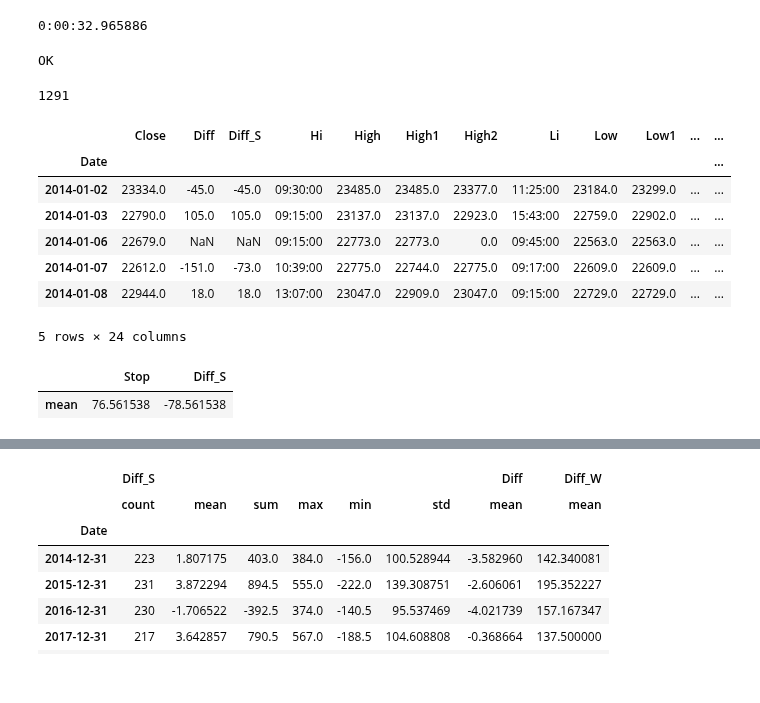
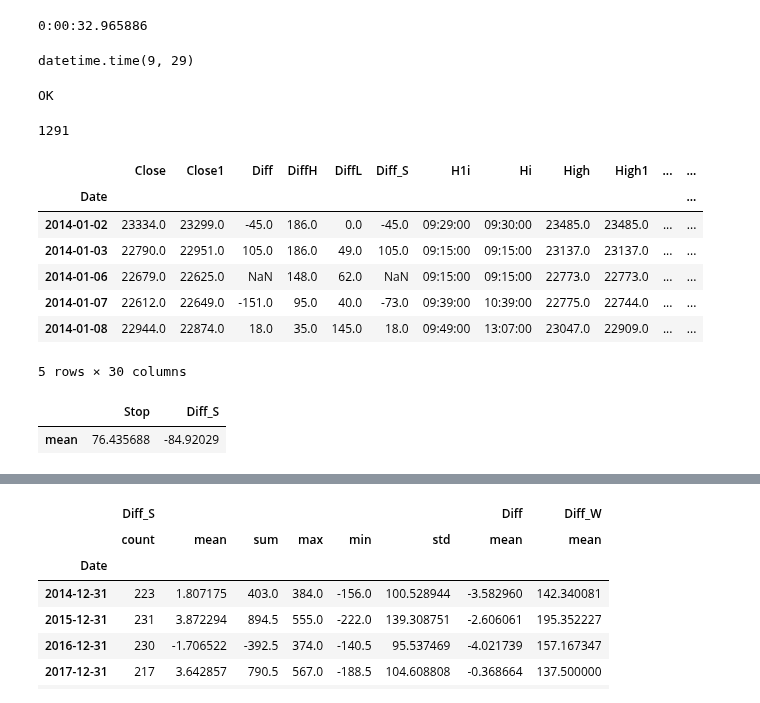
Before and after one commit to che7611/test2, a Jupyter notebook: calcHL.ipynb, the cells around one changed output, grey strips where cells are left out. Cells and saved outputs as stored; diff of their text form; code cells hidden in the pictures.

```diff
--- a/calcHL.ipynb
+++ b/calcHL.ipynb
@@ -30,6 +30,10 @@ print(dt.datetime.now()-dt1)
 # %%
 # df1.to_pickle("pkl/df1.pkl")
 df1=pd.read_pickle("pkl/hsi.pkl")
+# %%
+newDF.iloc[:59]['close'].idxmax().time()
+# %% [output]
+datetime.time(9, 29)
 # %%
 # df2.datetime.apply(lambda x:x.time())
 time1=dt.time(9,15,0)
@@ -59,7 +63,13 @@ def Calc(date1):
     L1=D1[:60]['close'].min()
     res['High1']=H1
     res['Low1']=L1
-
+    res['W1']=H1-L1
+    res['Close1']=D1.iloc[59]['close']
+    res['DiffH']=H1-res['Close1']
+    res['DiffL']=res['Close1']-L1
+    res['H1i']=D1[:60]['close'].idxmax().time()
+    res['L1i']=D1[:60]['close'].idxmin().time()
+    res['PreState']=1 if res['H1i']>res['L1i'] else 0
 
 #state[1:多，3多赚，5多亏，7多止损，2空，4空赚，6空亏，8空止损]
 #     print(H1,L1,H1-L1)
@@ -122,39 +132,39 @@ OK
 # %%
 Data=[]
 dl=newDF.datetime.dt.date.unique()
 for dd in dl:
     Data.append(Calc(dd))
 
 print(len(Data))
 
 F1=pd.DataFrame(Data)
 F1['Date']=pd.to_datetime(F1.Date)
 F1.set_index('Date',inplace=True)
 
 F1['Diff_L']=F1.apply(lambda x:x.Low2-x.Price if x['State']% 2==1 else x.Price-x.High2 ,axis=1)
 F1['Diff_H']=F1.apply(lambda x:x.High2-x.Price if x['State']% 2==0 else x.Price-x.Low2 ,axis=1)
-F1['Diff_W']=F1['High1']-F1['Low1']
+# F1['Diff_W']=F1['High1']-F1['Low1']
 F1['HiH']=F1.Hi.apply(lambda x:x.hour)
 F1['LiH']=F1.Li.apply(lambda x:x.hour)
 F1['HiM']=F1.Hi.apply(lambda x:(x.hour*60+x.minute-540-14)//60)
 F1['LiM']=F1.Li.apply(lambda x:(x.hour*60+x.minute-540-14)//60)
 # F1['Win1']=F1[F1.Diff_S>0]['Diff_S']
 # F1['Lose1']=F1[F1.Diff_S<0]['Diff_S']
 cols=['Diff_S','Diff','Diff_L','Diff_H','Diff_W']
 CalcList=['mean','sum','max','min','count']
 F1.head(5)
 # %% [output]
 1291
-|  | Close | Diff | Diff_S | Hi | High | High1 | High2 | Li | Low | Low1 | ... | ... |
+|  | Close | Close1 | Diff | DiffH | DiffL | Diff_S | H1i | Hi | High | High1 | ... | ... |
 | Date |  |  |  |  |  |  |  |  |  |  |  | ... |
-| 2014-01-02 | 23334.0 | -45.0 | -45.0 | 09:30:00 | 23485.0 | 23485.0 | 23377.0 | 11:25:00 | 23184.0 | 23299.0 | ... | ... |
-| 2014-01-03 | 22790.0 | 105.0 | 105.0 | 09:15:00 | 23137.0 | 23137.0 | 22923.0 | 15:43:00 | 22759.0 | 22902.0 | ... | ... |
-| 2014-01-06 | 22679.0 | NaN | NaN | 09:15:00 | 22773.0 | 22773.0 | 0.0 | 09:45:00 | 22563.0 | 22563.0 | ... | ... |
-| 2014-01-07 | 22612.0 | -151.0 | -73.0 | 10:39:00 | 22775.0 | 22744.0 | 22775.0 | 09:17:00 | 22609.0 | 22609.0 | ... | ... |
-| 2014-01-08 | 22944.0 | 18.0 | 18.0 | 13:07:00 | 23047.0 | 22909.0 | 23047.0 | 09:15:00 | 22729.0 | 22729.0 | ... | ... |
+| 2014-01-02 | 23334.0 | 23299.0 | -45.0 | 186.0 | 0.0 | -45.0 | 09:29:00 | 09:30:00 | 23485.0 | 23485.0 | ... | ... |
+| 2014-01-03 | 22790.0 | 22951.0 | 105.0 | 186.0 | 49.0 | 105.0 | 09:15:00 | 09:15:00 | 23137.0 | 23137.0 | ... | ... |
+| 2014-01-06 | 22679.0 | 22625.0 | NaN | 148.0 | 62.0 | NaN | 09:15:00 | 09:15:00 | 22773.0 | 22773.0 | ... | ... |
+| 2014-01-07 | 22612.0 | 22649.0 | -151.0 | 95.0 | 40.0 | -73.0 | 09:39:00 | 10:39:00 | 22775.0 | 22744.0 | ... | ... |
+| 2014-01-08 | 22944.0 | 22874.0 | 18.0 | 35.0 | 145.0 | 18.0 | 09:49:00 | 13:07:00 | 23047.0 | 22909.0 | ... | ... |
-5 rows × 24 columns
+5 rows × 30 columns
 # %%
 F1[['Stop','Diff_S']][F1.State>=7].agg(['mean'])
 # %% [output]
 |  | Stop | Diff_S |
-| mean | 76.561538 | -78.561538 |
+| mean | 76.435688 | -84.92029 |
```
Also changed, not shown: parts of 3 cells of this notebook, 2 other files.
